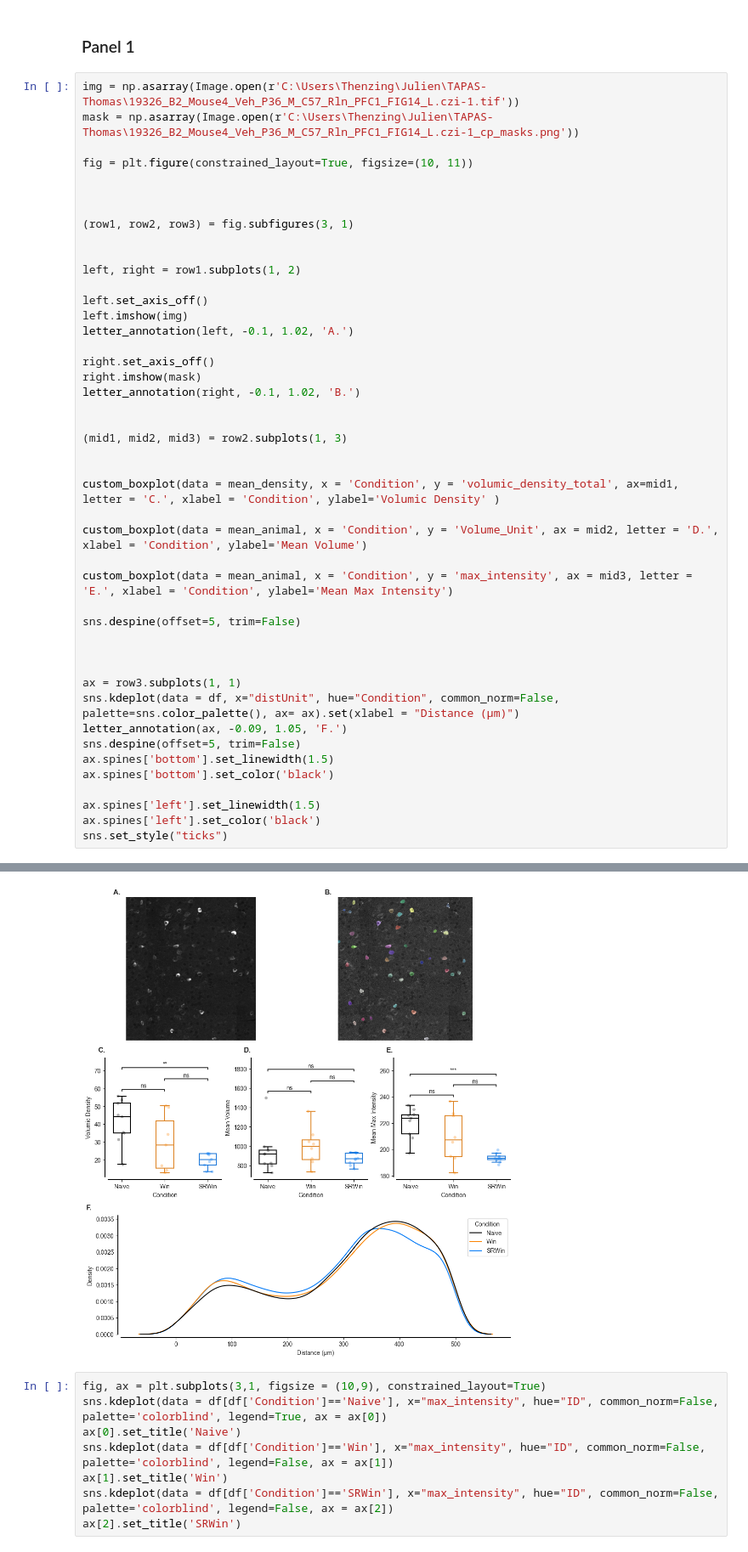
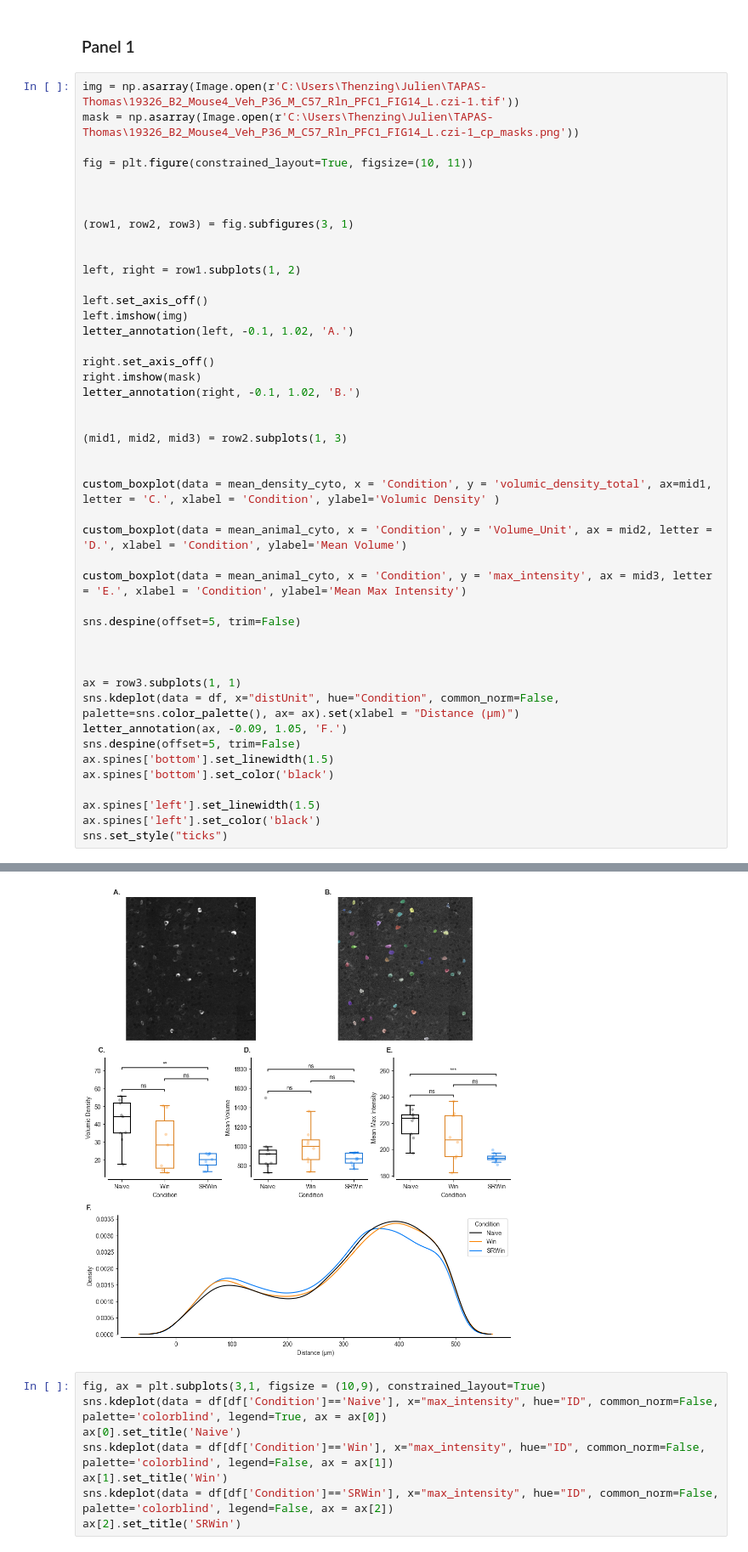
Before and after one commit to ChavisManzoniLab/MarsCell, a Jupyter notebook: plots_paper copy.ipynb, the cells around one changed output, grey strips where cells are left out. Shown at 85% size. Cells and saved outputs as stored; diff of their text form.

```diff
--- a/plots_paper copy.ipynb
+++ b/plots_paper copy.ipynb
@@ -588,11 +693,11 @@ letter_annotation(right, -0.1, 1.02, 'B.')
 (mid1, mid2, mid3) = row2.subplots(1, 3)
 
 
-custom_boxplot(data = mean_density, x = 'Condition', y = 'volumic_density_total', ax=mid1, letter = 'C.', xlabel = 'Condition', ylabel='Volumic Density' )
+custom_boxplot(data = mean_density_cyto, x = 'Condition', y = 'volumic_density_total', ax=mid1, letter = 'C.', xlabel = 'Condition', ylabel='Volumic Density' )
 
-custom_boxplot(data = mean_animal, x = 'Condition', y = 'Volume_Unit', ax = mid2, letter = 'D.', xlabel = 'Condition', ylabel='Mean Volume')
+custom_boxplot(data = mean_animal_cyto, x = 'Condition', y = 'Volume_Unit', ax = mid2, letter = 'D.', xlabel = 'Condition', ylabel='Mean Volume')
 
-custom_boxplot(data = mean_animal, x = 'Condition', y = 'max_intensity', ax = mid3, letter = 'E.', xlabel = 'Condition', ylabel='Mean Max Intensity')
+custom_boxplot(data = mean_animal_cyto, x = 'Condition', y = 'max_intensity', ax = mid3, letter = 'E.', xlabel = 'Condition', ylabel='Mean Max Intensity')
 
 sns.despine(offset=5, trim=False)
 
@@ -612,34 +717,34 @@ sns.set_style("ticks")
 p-value annotation legend:
 ns: 5.00e-02 < p <= 1.00e+00
 *: 1.00e-02 < p <= 5.00e-02
 **: 1.00e-03 < p <= 1.00e-02
 ***: 1.00e-04 < p <= 1.00e-03
 ****: p <= 1.00e-04
 
 Naive v.s. Win: Mann-Whitney-Wilcoxon test two-sided, P_val=9.073e-02 U_stat=4.800e+01
 Win v.s. SRWin: Mann-Whitney-Wilcoxon test two-sided, P_val=4.079e-01 U_stat=4.000e+01
 Naive v.s. SRWin: Mann-Whitney-Wilcoxon test two-sided, P_val=2.680e-03 U_stat=7.500e+01
 p-value annotation legend:
 ns: 5.00e-02 < p <= 1.00e+00
 *: 1.00e-02 < p <= 5.00e-02
 **: 1.00e-03 < p <= 1.00e-02
 ***: 1.00e-04 < p <= 1.00e-03
 ****: p <= 1.00e-04
 
 Naive v.s. Win: Mann-Whitney-Wilcoxon test two-sided, P_val=2.766e-01 U_stat=2.400e+01
 Win v.s. SRWin: Mann-Whitney-Wilcoxon test two-sided, P_val=1.139e-01 U_stat=5.300e+01
 Naive v.s. SRWin: Mann-Whitney-Wilcoxon test two-sided, P_val=7.911e-01 U_stat=4.400e+01
 p-value annotation legend:
 ns: 5.00e-02 < p <= 1.00e+00
 *: 1.00e-02 < p <= 5.00e-02
 **: 1.00e-03 < p <= 1.00e-02
 ***: 1.00e-04 < p <= 1.00e-03
 ****: p <= 1.00e-04
 
 Naive v.s. Win: Mann-Whitney-Wilcoxon test two-sided, P_val=2.766e-01 U_stat=4.800e+01
 Win v.s. SRWin: Mann-Whitney-Wilcoxon test two-sided, P_val=5.923e-02 U_stat=5.600e+01
 Naive v.s. SRWin: Mann-Whitney-Wilcoxon test two-sided, P_val=5.736e-04 U_stat=8.000e+01
-[figure, old version]
+[figure, new version]
 # %%
 fig, ax = plt.subplots(3,1, figsize = (10,9), constrained_layout=True)
 sns.kdeplot(data = df[df['Condition']=='Naive'], x="max_intensity", hue="ID", common_norm=False, palette='colorblind', legend=True, ax = ax[0])
```
Also changed, not shown: parts of 9 cells of this notebook, 2 other files.
